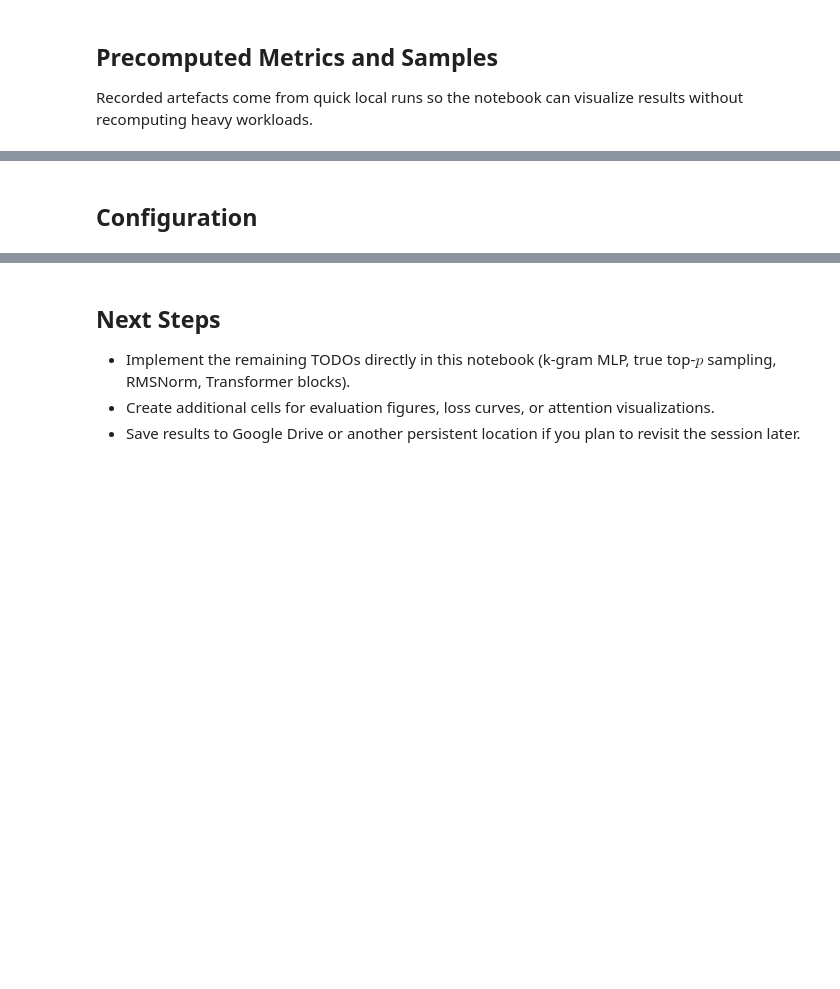
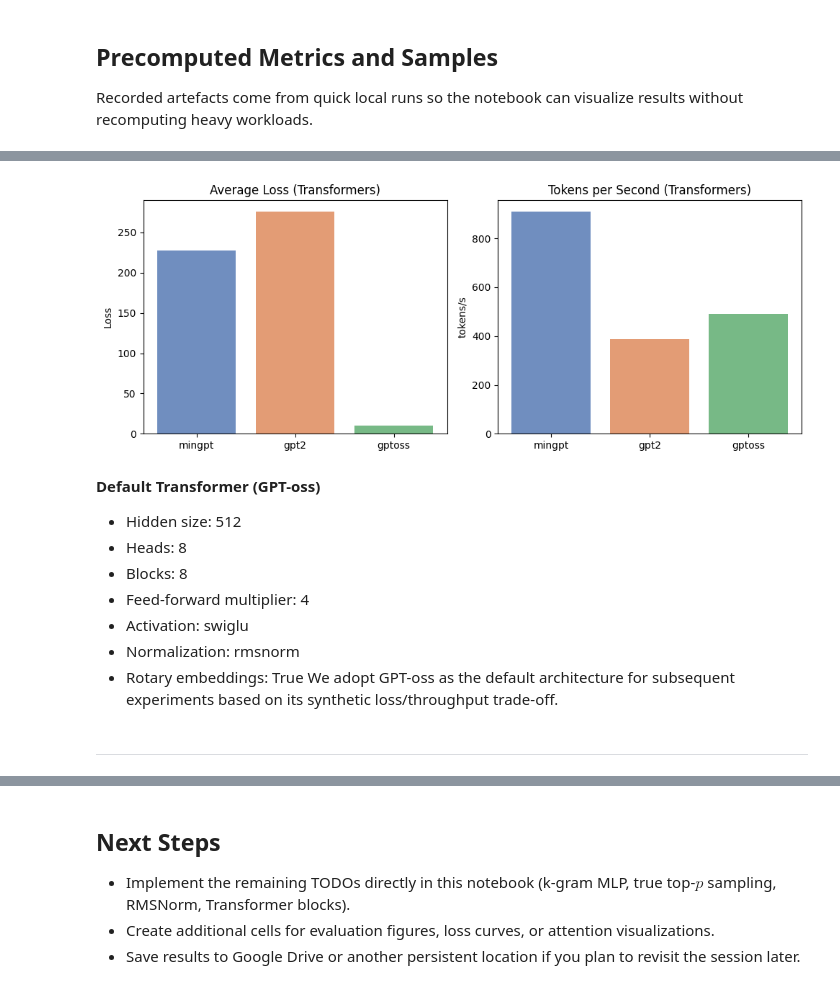
Before and after one commit to ParvaPatel/ml-fall-2025-pic-llm, a Jupyter notebook: pico-llm.ipynb, the cells around one changed output, grey strips where cells are left out. Cells and saved outputs as stored; diff of their text form; code cells hidden in the pictures; blank space fills up the shorter version.

```diff
--- a/pico-llm.ipynb
+++ b/pico-llm.ipynb
@@ -583,0 +768,57 @@ or
+# %%
+import matplotlib.pyplot as plt
+from IPython.display import Markdown, display
+from pathlib import Path
+import importlib.util
+
+try:
+    _load_module
+except NameError:
+    def _load_module():
+        spec = importlib.util.spec_from_file_location("pico_llm_module", Path("pico-llm.py"))
+        if spec is None or spec.loader is None:
+            raise RuntimeError("Unable to locate pico-llm.py for recorded artefacts.")
+        module = importlib.util.module_from_spec(spec)
+        spec.loader.exec_module(module)  # type: ignore[attr-defined]
+        return module
+
+mod = _load_module()
+transformer_metrics = getattr(mod, "RECORDED_TRANSFORMER_BENCHMARK", [])
+transformer_presets = getattr(mod, "TRANSFORMER_PRESETS", {})
+default_transformer = "gptoss"
+default_cfg = transformer_presets.get(default_transformer, {})
+
+print("Loaded transformer metrics from pico-llm.py:")
+for entry in transformer_metrics:
+    print(entry)
+
+if transformer_metrics:
+    tf_labels = [m["variant"] for m in transformer_metrics]
+    tf_losses = [m["avg_loss"] for m in transformer_metrics]
+    tf_throughputs = [m["tokens_per_sec"] for m in transformer_metrics]
+
+    fig, axes = plt.subplots(1, 2, figsize=(10, 4))
+    axes[0].bar(tf_labels, tf_losses, color=["#4c72b0", "#dd8452", "#55a868"], alpha=0.8)
+    axes[0].set_title("Average Loss (Transformers)")
+    axes[0].set_ylabel("Loss")
+    axes[1].bar(tf_labels, tf_throughputs, color=["#4c72b0", "#dd8452", "#55a868"], alpha=0.8)
+    axes[1].set_title("Tokens per Second (Transformers)")
+    axes[1].set_ylabel("tokens/s")
+    plt.tight_layout()
+    plt.show()
+
+if default_cfg:
+    display(
+        Markdown(
+            "**Default Transformer (GPT-oss)**\n"
+            f"- Hidden size: {default_cfg.get('d_model', 'n/a')}\n"
+            f"- Heads: {default_cfg.get('n_heads', 'n/a')}\n"
+            f"- Blocks: {default_cfg.get('n_blocks', 'n/a')}\n"
+            f"- Feed-forward multiplier: {default_cfg.get('ff_mult', 'n/a')}\n"
+            f"- Activation: {default_cfg.get('activation', 'n/a')}\n"
+            f"- Normalization: {default_cfg.get('norm', 'n/a')}\n"
+            f"- Rotary embeddings: {default_cfg.get('use_rotary', 'n/a')}\n"
+            "We adopt GPT-oss as the default architecture for subsequent experiments based on its synthetic loss/throughput trade-off."
+        )
+    )
+# %% [output]
@@ -584,2 +829,12 @@ or
+[figure, added]
+**Default Transformer (GPT-oss)**
+- Hidden size: 512
+- Heads: 8
+- Blocks: 8
+- Feed-forward multiplier: 4
+- Activation: swiglu
+- Normalization: rmsnorm
+- Rotary embeddings: True
+We adopt GPT-oss as the default architecture for subsequent experiments based on its synthetic loss/throughput trade-off.
 # %% [markdown]
-## Configuration
+---
```
Also changed, not shown: parts of 25 cells of this notebook, 9 other files.
